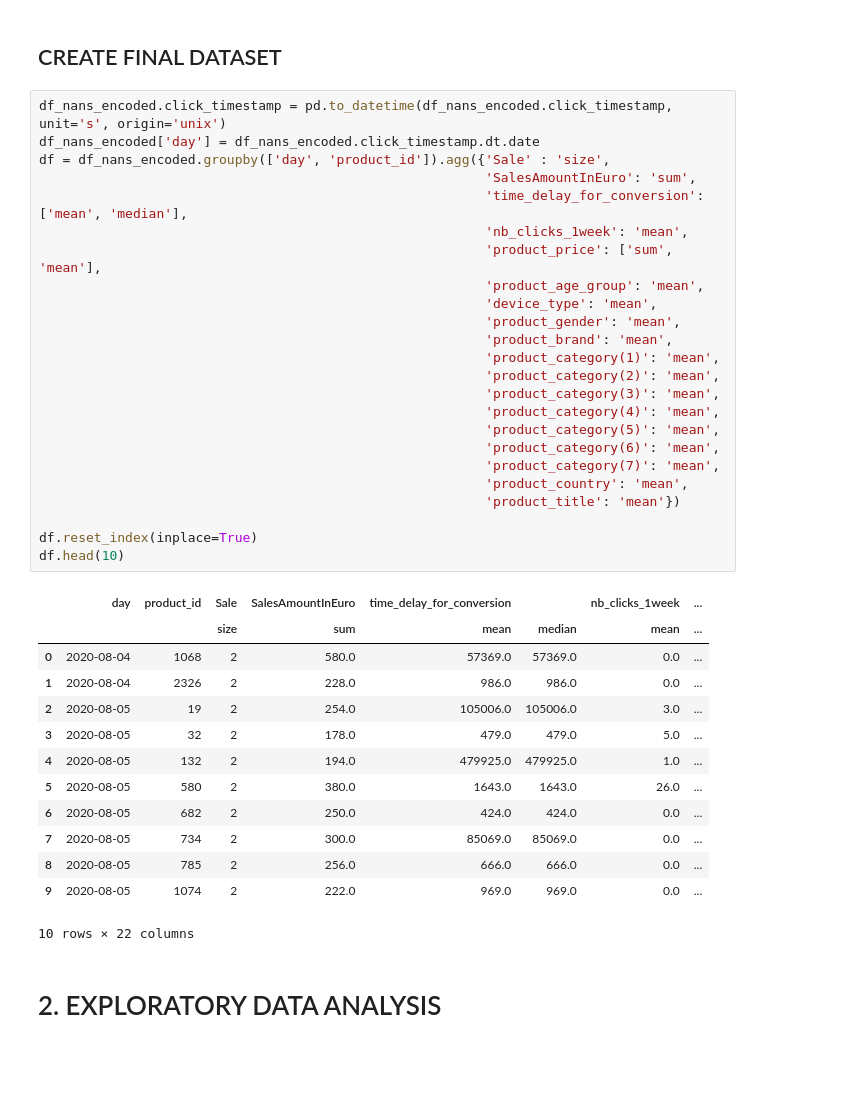
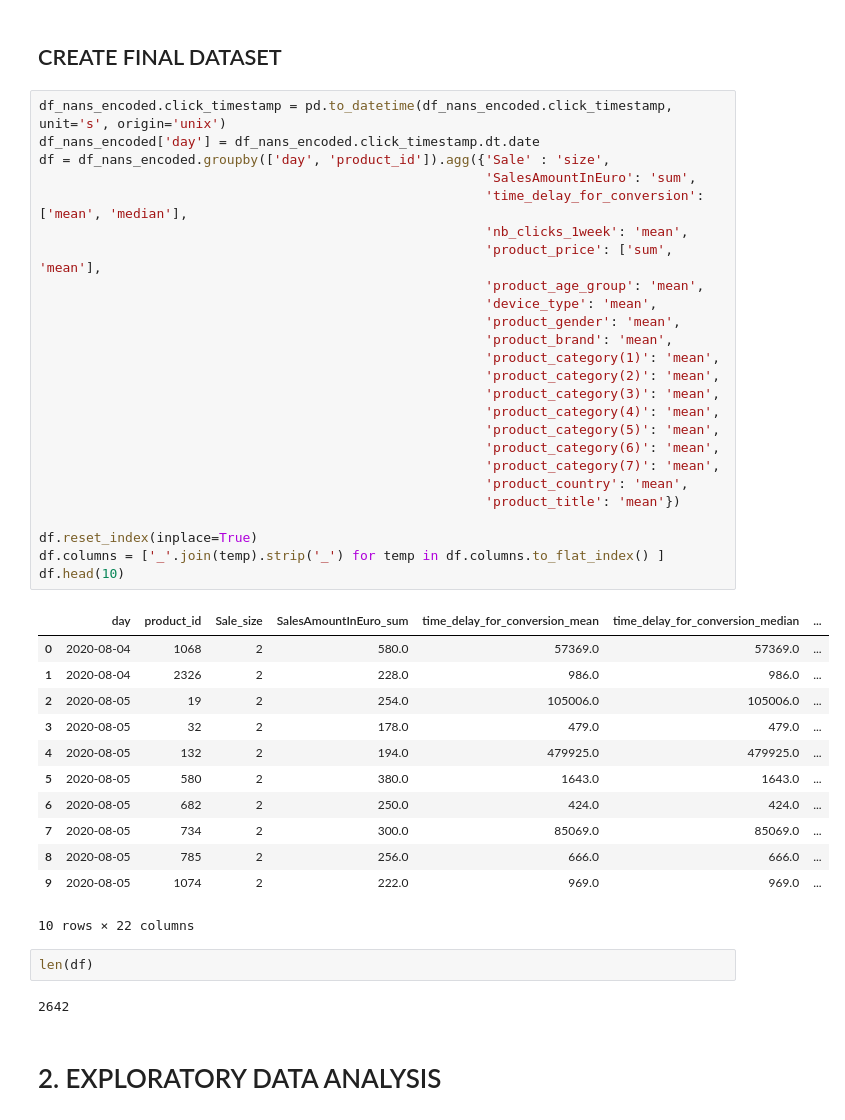
Before and after one commit to anras5/Criteo-Search-Data, a Jupyter notebook: Trial1.ipynb, the cells around one changed output. Cells and saved outputs as stored; diff of their text form; blank space fills up the shorter version.

Commit message:
Update CREATE FINAL DATASET
Flatten the multiindex in columns

```diff
--- a/Trial1.ipynb
+++ b/Trial1.ipynb
@@ -196,41 +196,45 @@ df_nans_encoded.head(10)
 # %%
 df_nans_encoded.click_timestamp = pd.to_datetime(df_nans_encoded.click_timestamp, unit='s', origin='unix')
 df_nans_encoded['day'] = df_nans_encoded.click_timestamp.dt.date
 df = df_nans_encoded.groupby(['day', 'product_id']).agg({'Sale' : 'size',
                                                          'SalesAmountInEuro': 'sum',
                                                          'time_delay_for_conversion': ['mean', 'median'],
                                                          'nb_clicks_1week': 'mean',
                                                          'product_price': ['sum', 'mean'],
                                                          'product_age_group': 'mean',
                                                          'device_type': 'mean',
                                                          'product_gender': 'mean',
                                                          'product_brand': 'mean',
                                                          'product_category(1)': 'mean',
                                                          'product_category(2)': 'mean',
                                                          'product_category(3)': 'mean',
                                                          'product_category(4)': 'mean',
                                                          'product_category(5)': 'mean',
                                                          'product_category(6)': 'mean',
                                                          'product_category(7)': 'mean',
                                                          'product_country': 'mean',
                                                          'product_title': 'mean'})
 
 df.reset_index(inplace=True)
+df.columns = ['_'.join(temp).strip('_') for temp in df.columns.to_flat_index() ]
 df.head(10)
 # %% [output]
-|  | day | product_id | Sale | SalesAmountInEuro | time_delay_for_conversion |  | nb_clicks_1week | ... |
-|  |  |  | size | sum | mean | median | mean | ... |
-| 0 | 2020-08-04 | 1068 | 2 | 580.0 | 57369.0 | 57369.0 | 0.0 | ... |
-| 1 | 2020-08-04 | 2326 | 2 | 228.0 | 986.0 | 986.0 | 0.0 | ... |
-| 2 | 2020-08-05 | 19 | 2 | 254.0 | 105006.0 | 105006.0 | 3.0 | ... |
-| 3 | 2020-08-05 | 32 | 2 | 178.0 | 479.0 | 479.0 | 5.0 | ... |
-| 4 | 2020-08-05 | 132 | 2 | 194.0 | 479925.0 | 479925.0 | 1.0 | ... |
-| 5 | 2020-08-05 | 580 | 2 | 380.0 | 1643.0 | 1643.0 | 26.0 | ... |
-| 6 | 2020-08-05 | 682 | 2 | 250.0 | 424.0 | 424.0 | 0.0 | ... |
-| 7 | 2020-08-05 | 734 | 2 | 300.0 | 85069.0 | 85069.0 | 0.0 | ... |
-| 8 | 2020-08-05 | 785 | 2 | 256.0 | 666.0 | 666.0 | 0.0 | ... |
-| 9 | 2020-08-05 | 1074 | 2 | 222.0 | 969.0 | 969.0 | 0.0 | ... |
+|  | day | product_id | Sale_size | SalesAmountInEuro_sum | time_delay_for_conversion_mean | time_delay_for_conversion_median | ... |
+| 0 | 2020-08-04 | 1068 | 2 | 580.0 | 57369.0 | 57369.0 | ... |
+| 1 | 2020-08-04 | 2326 | 2 | 228.0 | 986.0 | 986.0 | ... |
+| 2 | 2020-08-05 | 19 | 2 | 254.0 | 105006.0 | 105006.0 | ... |
+| 3 | 2020-08-05 | 32 | 2 | 178.0 | 479.0 | 479.0 | ... |
+| 4 | 2020-08-05 | 132 | 2 | 194.0 | 479925.0 | 479925.0 | ... |
+| 5 | 2020-08-05 | 580 | 2 | 380.0 | 1643.0 | 1643.0 | ... |
+| 6 | 2020-08-05 | 682 | 2 | 250.0 | 424.0 | 424.0 | ... |
+| 7 | 2020-08-05 | 734 | 2 | 300.0 | 85069.0 | 85069.0 | ... |
+| 8 | 2020-08-05 | 785 | 2 | 256.0 | 666.0 | 666.0 | ... |
+| 9 | 2020-08-05 | 1074 | 2 | 222.0 | 969.0 | 969.0 | ... |
 10 rows × 22 columns
+# %%
+len(df)
+# %% [output]
+2642
 # %% [markdown]
 # 2. EXPLORATORY DATA ANALYSIS
 # %% [markdown]
```
